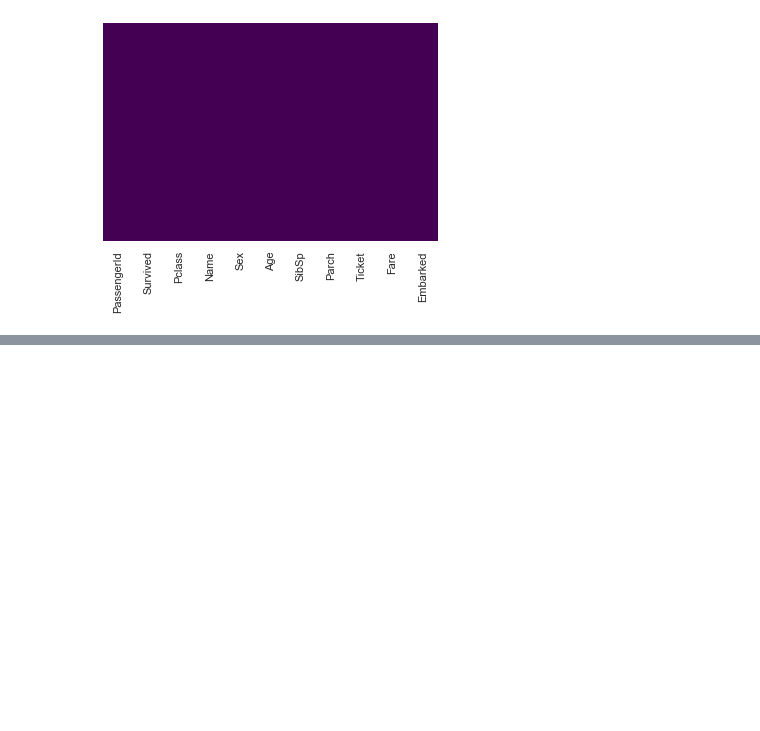
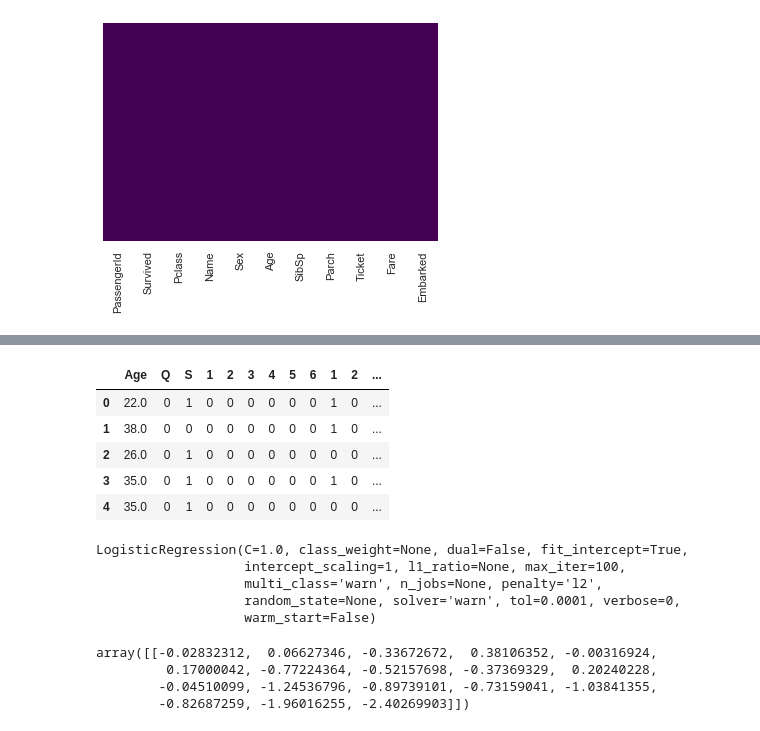
Before and after one commit to mykg/MLops-training-work, a Jupyter notebook: Day 17/logistic titanic.ipynb, the cells around one changed output, grey strips where cells are left out. Drawn from its saved outputs; the diff is of its cells as text; code cells hidden in the pictures; blank space fills up the shorter version.

```diff
--- a/Day 17/logistic titanic.ipynb
+++ b/Day 17/logistic titanic.ipynb
@@ -174,0 +219,17 @@ sns.heatmap(dataset.isnull(), cbar=False, yticklabels=False, cmap='viridis')
+# %%
+embarked = dataset['Embarked']
+# %%
+embarked = pd.get_dummies(embarked, drop_first=True)
+# %%
+age = dataset['Age']
+# %%
+X = pd.concat( [age, embarked, parch, sibsp, pclass, sex] ,axis=1)
+# %%
+X.head()
+# %% [output]
+|  | Age | Q | S | 1 | 2 | 3 | 4 | 5 | 6 | 1 | 2 | ... |
+| 0 | 22.0 | 0 | 1 | 0 | 0 | 0 | 0 | 0 | 0 | 1 | 0 | ... |
+| 1 | 38.0 | 0 | 0 | 0 | 0 | 0 | 0 | 0 | 0 | 1 | 0 | ... |
+| 2 | 26.0 | 0 | 1 | 0 | 0 | 0 | 0 | 0 | 0 | 0 | 0 | ... |
+| 3 | 35.0 | 0 | 1 | 0 | 0 | 0 | 0 | 0 | 0 | 1 | 0 | ... |
+| 4 | 35.0 | 0 | 1 | 0 | 0 | 0 | 0 | 0 | 0 | 0 | 0 | ... |
@@ -174,0 +240,15 @@ sns.heatmap(dataset.isnull(), cbar=False, yticklabels=False, cmap='viridis')
+# %%
+model.fit(X,y)
+# %% [output]
+LogisticRegression(C=1.0, class_weight=None, dual=False, fit_intercept=True,
+                   intercept_scaling=1, l1_ratio=None, max_iter=100,
+                   multi_class='warn', n_jobs=None, penalty='l2',
+                   random_state=None, solver='warn', tol=0.0001, verbose=0,
+                   warm_start=False)
+# %%
+model.coef_
+# %% [output]
+array([[-0.02832312,  0.06627346, -0.33672672,  0.38106352, -0.00316924,
+         0.17000042, -0.77224364, -0.52157698, -0.37369329,  0.20240228,
+        -0.04510099, -1.24536796, -0.89739101, -0.73159041, -1.03841355,
+        -0.82687259, -1.96016255, -2.40269903]])
```
Also changed, not shown: parts of 17 cells of this notebook.
